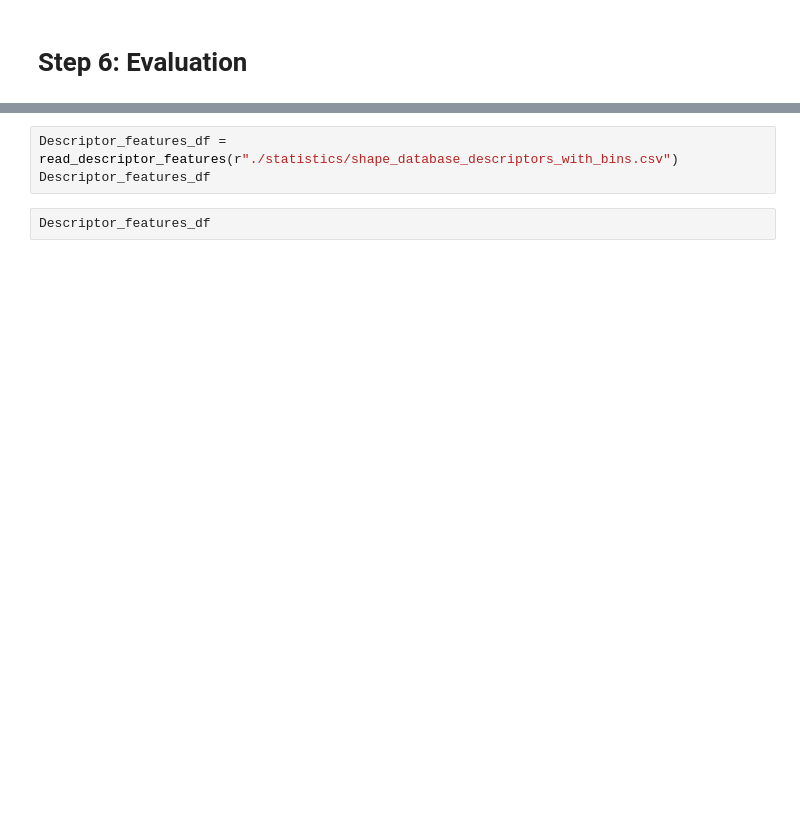
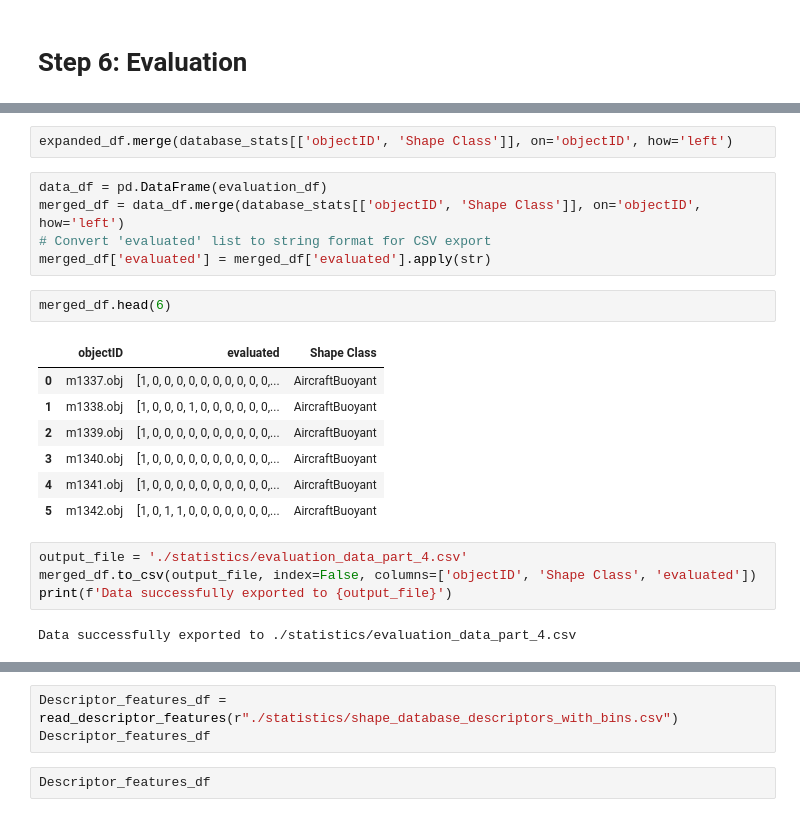
Before and after one commit to ZivHoch/Multimedia-Retrieval, a Jupyter notebook: Final_Version.ipynb, the cells around one changed output, grey strips where cells are left out. Cells and saved outputs as stored; diff of their text form; blank space fills up the shorter version.

```diff
--- a/Final_Version.ipynb
+++ b/Final_Version.ipynb
@@ -2693,0 +2640,23 @@ print("Expected distance (should be 0):", calculate_emd(sample_array_1, sample_a
+# %%
+expanded_df.merge(database_stats[['objectID', 'Shape Class']], on='objectID', how='left')
+# %%
+data_df = pd.DataFrame(evaluation_df)
+merged_df = data_df.merge(database_stats[['objectID', 'Shape Class']], on='objectID', how='left')
+# Convert 'evaluated' list to string format for CSV export
+merged_df['evaluated'] = merged_df['evaluated'].apply(str)
+# %%
+merged_df.head(6)
+# %% [output]
+|  | objectID | evaluated | Shape Class |
+| 0 | m1337.obj | [1, 0, 0, 0, 0, 0, 0, 0, 0, 0, 0,... | AircraftBuoyant |
+| 1 | m1338.obj | [1, 0, 0, 0, 1, 0, 0, 0, 0, 0, 0,... | AircraftBuoyant |
+| 2 | m1339.obj | [1, 0, 0, 0, 0, 0, 0, 0, 0, 0, 0,... | AircraftBuoyant |
+| 3 | m1340.obj | [1, 0, 0, 0, 0, 0, 0, 0, 0, 0, 0,... | AircraftBuoyant |
+| 4 | m1341.obj | [1, 0, 0, 0, 0, 0, 0, 0, 0, 0, 0,... | AircraftBuoyant |
+| 5 | m1342.obj | [1, 0, 1, 1, 0, 0, 0, 0, 0, 0, 0,... | AircraftBuoyant |
+# %%
+output_file = './statistics/evaluation_data_part_4.csv'
+merged_df.to_csv(output_file, index=False, columns=['objectID', 'Shape Class', 'evaluated'])
+print(f'Data successfully exported to {output_file}')
+# %% [output]
+Data successfully exported to ./statistics/evaluation_data_part_4.csv
```
Also changed, not shown: parts of 52 cells of this notebook, 2 other files.
